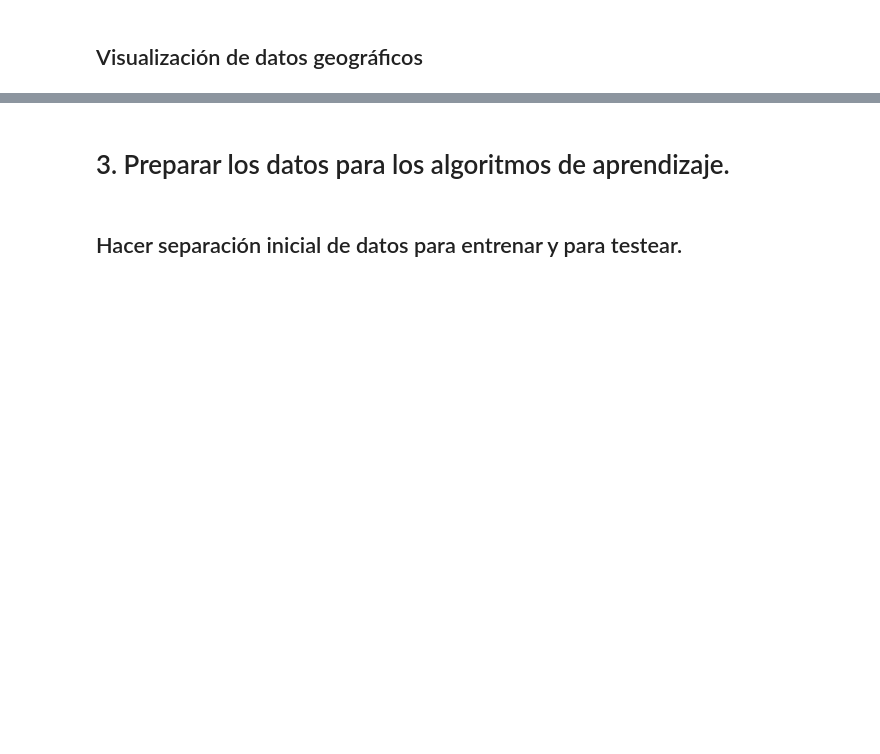
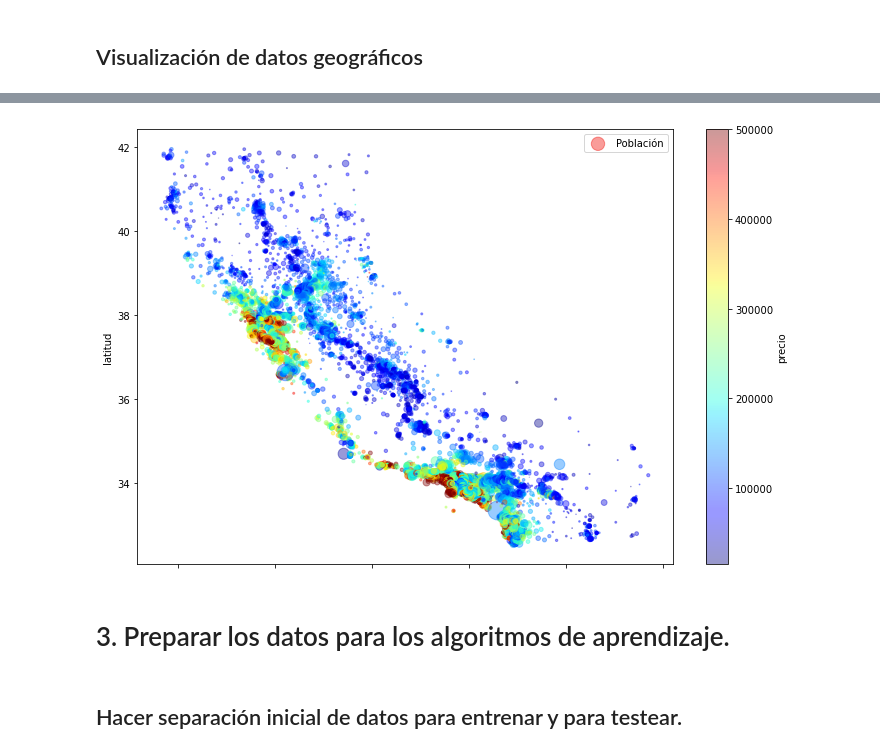
Before and after one commit to marco-canas/python_and_r_for_the_modern_data_scientist, a Jupyter notebook: classes/class_feb_17/class_feb_17.ipynb, the cells around one changed output, grey strips where cells are left out. Cells and saved outputs as stored; diff of their text form; code cells hidden in the pictures; blank space fills up the shorter version.

```diff
--- a/classes/class_feb_17/class_feb_17.ipynb
+++ b/classes/class_feb_17/class_feb_17.ipynb
@@ -144,11 +218,14 @@ plt.show()
 # %%
 v.plot(kind = 'scatter', x = 'longitud', y = 'latitud', alpha = 0.4, \
       s = v.población/100, label = 'Población', \
-      c = 'valor', cmap = plt.get_cmap('jet'), colorbar = True, figsize = (12, 8))
+      c = 'precio', cmap = plt.get_cmap('jet'), colorbar = True, figsize = (12, 8))
 
 # s de size o tamaño del punto.
+plt.savefig('california_4D.jpg')
 
 plt.show()
+# %% [output]
+[figure, added]
 # %% [markdown]
 # 3. Preparar los datos para los algoritmos de aprendizaje.
 # %% [markdown]
```
Also changed, not shown: parts of 40 cells of this notebook, 1 other file.
